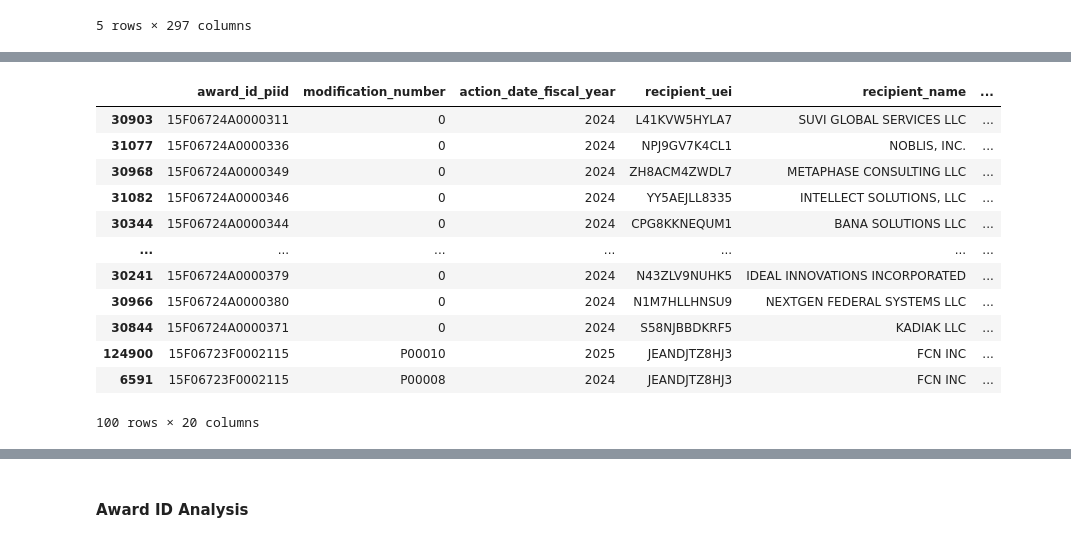
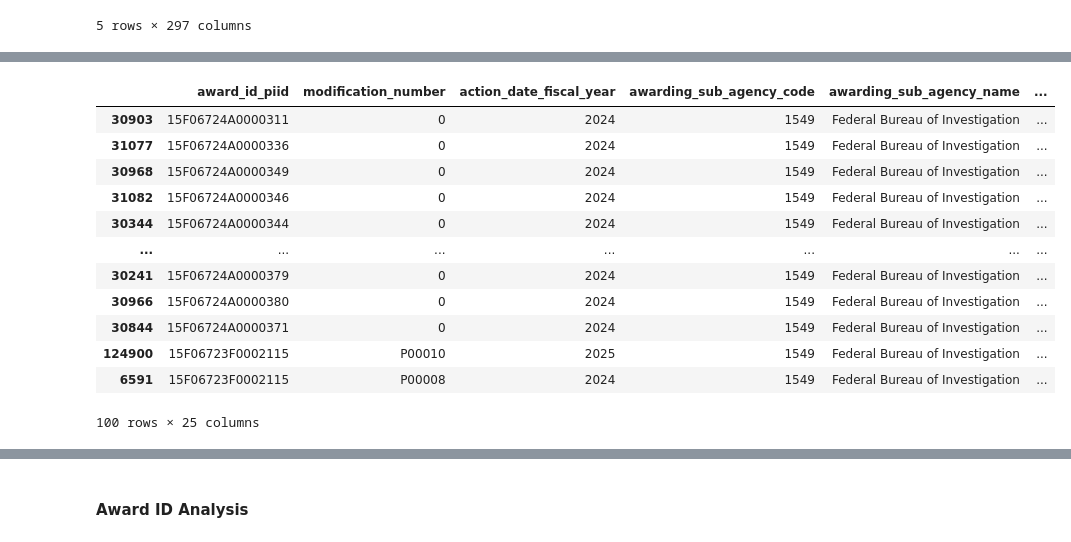
Before and after one commit to seanwhaley/USASpending, a Jupyter notebook: analysis/USA_Spending_Summary_Analysis.ipynb, the cells around one changed output, grey strips where cells are left out. Drawn from its saved outputs; the diff is of its cells as text; code cells hidden in the pictures.

```diff
--- a/analysis/USA_Spending_Summary_Analysis.ipynb
+++ b/analysis/USA_Spending_Summary_Analysis.ipynb
@@ -139,28 +145,28 @@ This cell creates a focused dataset (`df_narrow`) by extracting key columns from
 The data is sorted by award ID and modification date (descending) to group related contract actions together with the most recent modifications appearing first.
 # %%
 # select key columns from the dataframe
-df_narrow = df[['award_id_piid', 'modification_number', 'action_date_fiscal_year', 'recipient_uei', 'recipient_name', 'recipient_name_raw', 'recipient_parent_uei', 'recipient_parent_name', 'recipient_parent_name_raw', 'transaction_description', 'product_or_service_code_description', 'product_or_service_code', 'federal_action_obligation', 'total_dollars_obligated', 'total_outlayed_amount_for_overall_award', 'base_and_exercised_options_value', 'current_total_value_of_award', 'base_and_all_options_value', 'potential_total_value_of_award', 'last_modified_date']]
+df_narrow = df[['award_id_piid', 'modification_number', 'action_date_fiscal_year', 'awarding_sub_agency_code', 'awarding_sub_agency_name', 'awarding_office_code', 'awarding_office_name', 'recipient_uei', 'recipient_name', 'recipient_name_raw', 'recipient_parent_uei', 'recipient_parent_name', 'recipient_parent_name_raw', 'transaction_description', 'product_or_service_code_description', 'product_or_service_code', 'federal_action_obligation', 'total_dollars_obligated', 'total_outlayed_amount_for_overall_award', 'base_and_exercised_options_value', 'current_total_value_of_award', 'base_and_all_options_value', 'potential_total_value_of_award', 'usaspending_permalink', 'last_modified_date']]
 
 # Change column type to datetime64[ns] for column: 'last_modified_date'
 df_narrow = df_narrow.astype({'last_modified_date': 'datetime64[ns]'})
 
 # sort the dataframe by award_id_piid and last_modified_date in descending order
 df_narrow = df_narrow.sort_values(['award_id_piid', 'last_modified_date'], ascending=[True, False])
 
 # display a sample of the data: the first 100 rows, filtered by product_or_service_code containing "7E20" and sorted by potential_total_value_of_award in descending order
 df_narrow[df_narrow['product_or_service_code'].str.contains("7E20", regex=False, na=False, case=False)].sort_values(['potential_total_value_of_award'], ascending=[False]).head(100)
 # %% [output]
-|  | award_id_piid | modification_number | action_date_fiscal_year | recipient_uei | recipient_name | ... |
-| 30903 | 15F06724A0000311 | 0 | 2024 | L41KVW5HYLA7 | SUVI GLOBAL SERVICES LLC | ... |
-| 31077 | 15F06724A0000336 | 0 | 2024 | NPJ9GV7K4CL1 | NOBLIS, INC. | ... |
-| 30968 | 15F06724A0000349 | 0 | 2024 | ZH8ACM4ZWDL7 | METAPHASE CONSULTING LLC | ... |
-| 31082 | 15F06724A0000346 | 0 | 2024 | YY5AEJLL8335 | INTELLECT SOLUTIONS, LLC | ... |
-| 30344 | 15F06724A0000344 | 0 | 2024 | CPG8KKNEQUM1 | BANA SOLUTIONS LLC | ... |
+|  | award_id_piid | modification_number | action_date_fiscal_year | awarding_sub_agency_code | awarding_sub_agency_name | ... |
+| 30903 | 15F06724A0000311 | 0 | 2024 | 1549 | Federal Bureau of Investigation | ... |
+| 31077 | 15F06724A0000336 | 0 | 2024 | 1549 | Federal Bureau of Investigation | ... |
+| 30968 | 15F06724A0000349 | 0 | 2024 | 1549 | Federal Bureau of Investigation | ... |
+| 31082 | 15F06724A0000346 | 0 | 2024 | 1549 | Federal Bureau of Investigation | ... |
+| 30344 | 15F06724A0000344 | 0 | 2024 | 1549 | Federal Bureau of Investigation | ... |
 | ... | ... | ... | ... | ... | ... | ... |
-| 30241 | 15F06724A0000379 | 0 | 2024 | N43ZLV9NUHK5 | IDEAL INNOVATIONS INCORPORATED | ... |
-| 30966 | 15F06724A0000380 | 0 | 2024 | N1M7HLLHNSU9 | NEXTGEN FEDERAL SYSTEMS LLC | ... |
-| 30844 | 15F06724A0000371 | 0 | 2024 | S58NJBBDKRF5 | KADIAK LLC | ... |
-| 124900 | 15F06723F0002115 | P00010 | 2025 | JEANDJTZ8HJ3 | FCN INC | ... |
-| 6591 | 15F06723F0002115 | P00008 | 2024 | JEANDJTZ8HJ3 | FCN INC | ... |
+| 30241 | 15F06724A0000379 | 0 | 2024 | 1549 | Federal Bureau of Investigation | ... |
+| 30966 | 15F06724A0000380 | 0 | 2024 | 1549 | Federal Bureau of Investigation | ... |
+| 30844 | 15F06724A0000371 | 0 | 2024 | 1549 | Federal Bureau of Investigation | ... |
+| 124900 | 15F06723F0002115 | P00010 | 2025 | 1549 | Federal Bureau of Investigation | ... |
+| 6591 | 15F06723F0002115 | P00008 | 2024 | 1549 | Federal Bureau of Investigation | ... |
-100 rows × 20 columns
+100 rows × 25 columns
 # %% [markdown]
```
Also changed, not shown: parts of 14 cells of this notebook, 1 other file.
